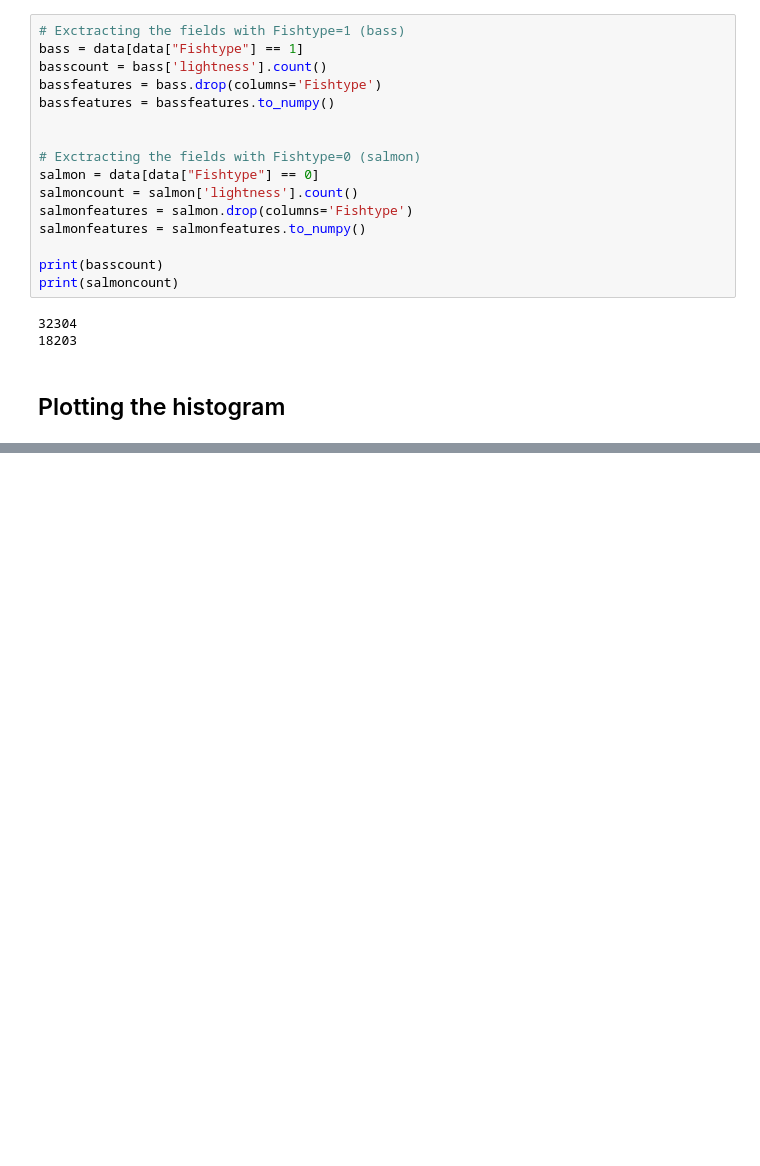
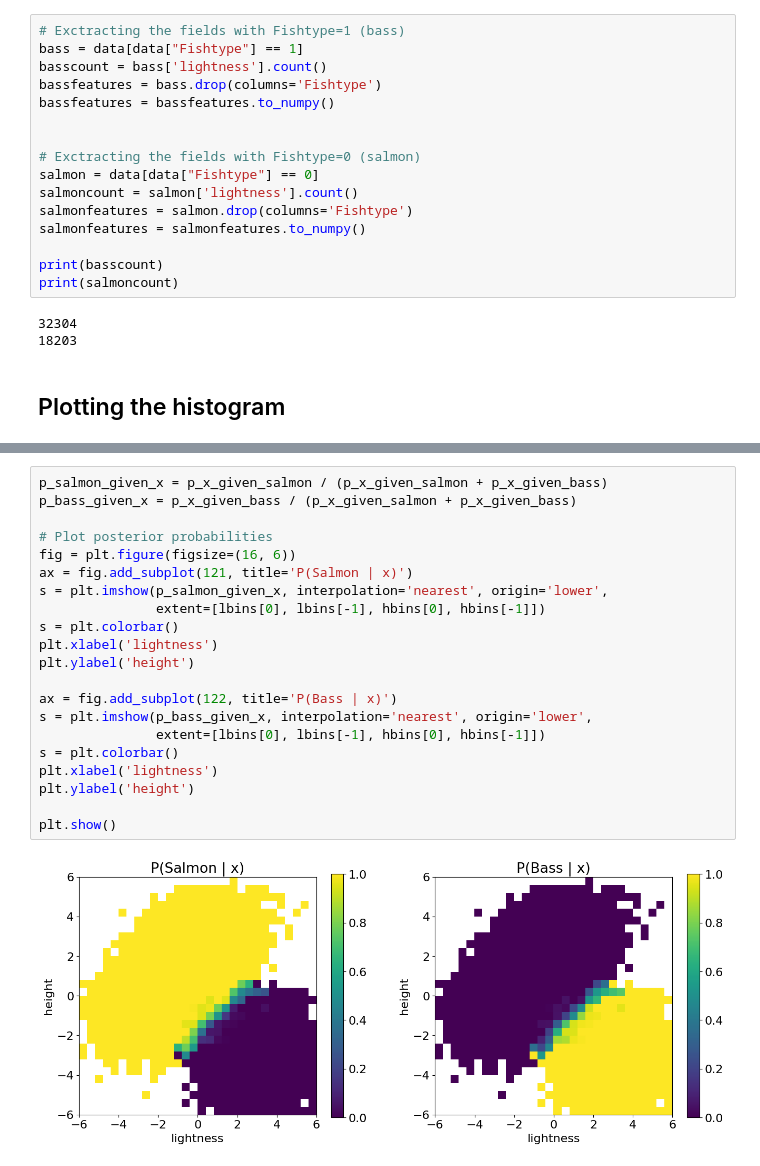
Before and after one commit to JayIke/machine-learning, a Jupyter notebook: hw5/2Dclassification.ipynb, the cells around one changed output, grey strips where cells are left out. Cells and saved outputs as stored; diff of their text form; blank space fills up the shorter version.

```diff
--- a/hw5/2Dclassification.ipynb
+++ b/hw5/2Dclassification.ipynb
@@ -181,0 +190,23 @@ s=plt.imshow(bass_region, interpolation='nearest', origin='lower',
+# %%
+p_salmon_given_x = p_x_given_salmon / (p_x_given_salmon + p_x_given_bass)
+p_bass_given_x = p_x_given_bass / (p_x_given_salmon + p_x_given_bass)
+
+# Plot posterior probabilities
+fig = plt.figure(figsize=(16, 6))
+ax = fig.add_subplot(121, title='P(Salmon | x)')
+s = plt.imshow(p_salmon_given_x, interpolation='nearest', origin='lower',
+               extent=[lbins[0], lbins[-1], hbins[0], hbins[-1]])
+s = plt.colorbar()
+plt.xlabel('lightness')
+plt.ylabel('height')
+
+ax = fig.add_subplot(122, title='P(Bass | x)')
+s = plt.imshow(p_bass_given_x, interpolation='nearest', origin='lower',
+               extent=[lbins[0], lbins[-1], hbins[0], hbins[-1]])
+s = plt.colorbar()
+plt.xlabel('lightness')
+plt.ylabel('height')
+
+plt.show()
+# %% [output]
+[figure, added]
```
Also changed, not shown: parts of 7 cells of this notebook.
